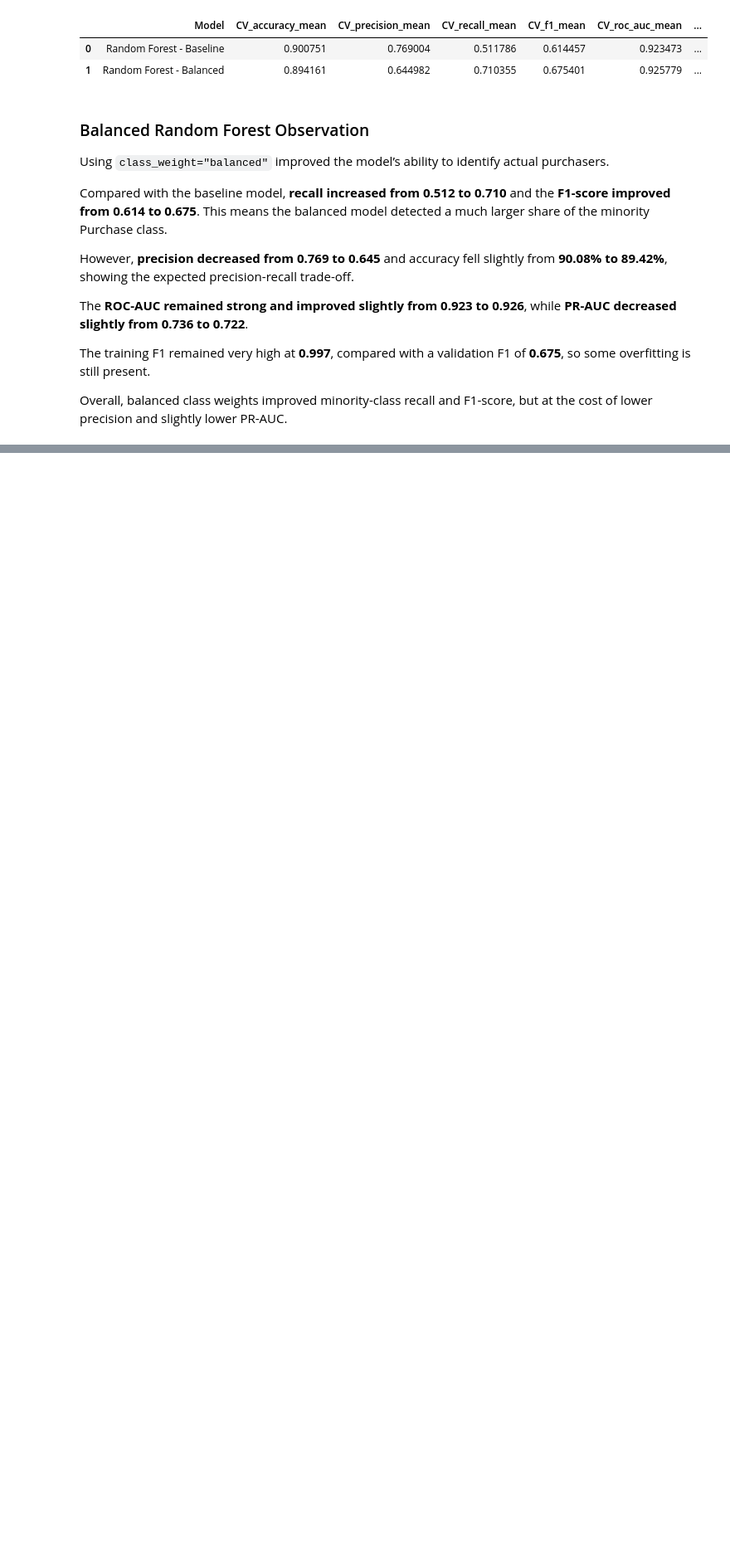
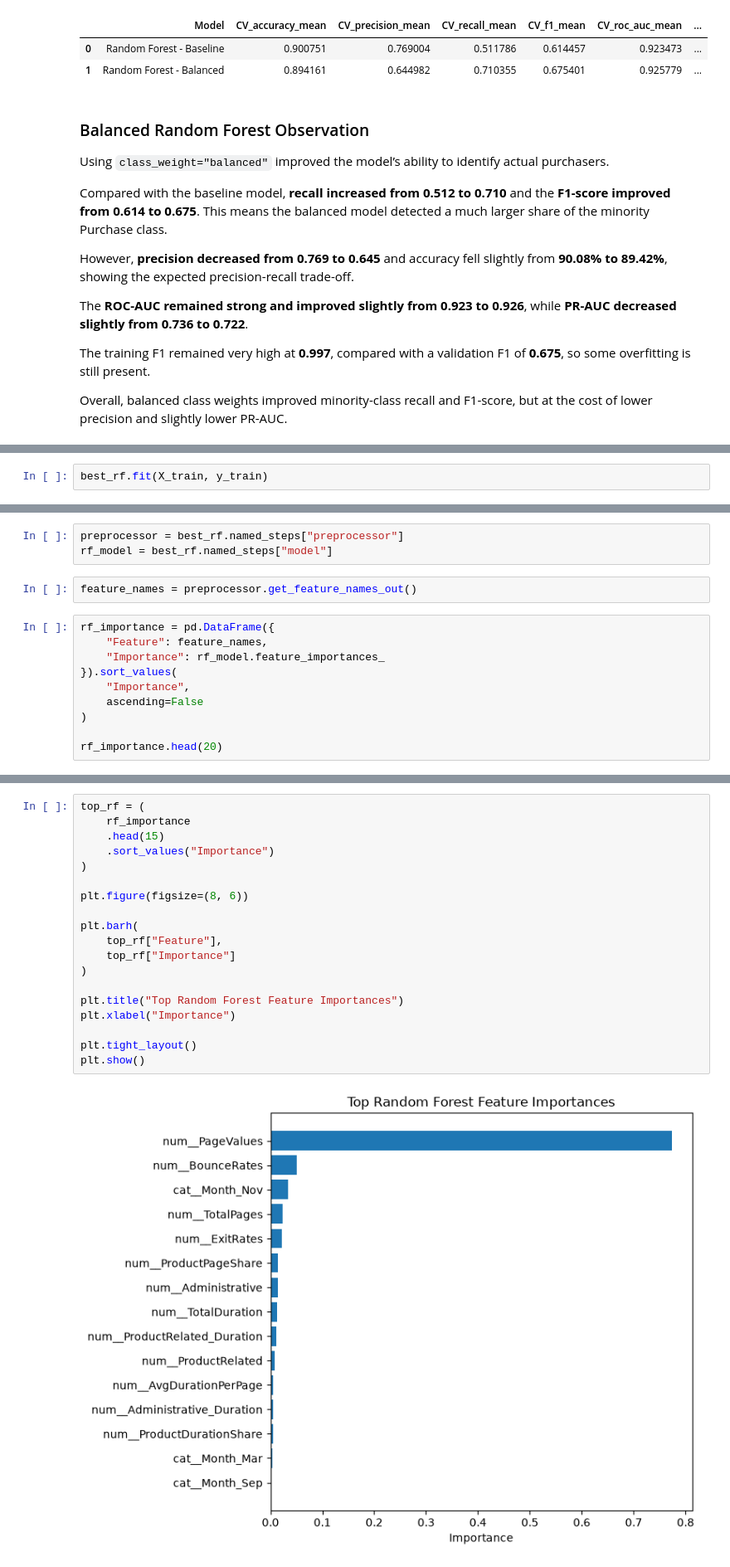
Before and after one commit to Inupama/BuySense, a Jupyter notebook: experiments/04d_random_forest.ipynb, the cells around one changed output, grey strips where cells are left out. Shown at 83% size. Drawn from its saved outputs; the diff is of its cells as text; blank space fills up the shorter version.

Commit message:
Complete Random Forest tuning and PageValues analysis

```diff
--- a/experiments/04d_random_forest.ipynb
+++ b/experiments/04d_random_forest.ipynb
@@ -396,0 +563,2 @@ Overall, balanced class weights improved minority-class recall and F1-score, but
+# %%
+best_rf.fit(X_train, y_train)
@@ -396,0 +583,15 @@ Overall, balanced class weights improved minority-class recall and F1-score, but
+# %%
+preprocessor = best_rf.named_steps["preprocessor"]
+rf_model = best_rf.named_steps["model"]
+# %%
+feature_names = preprocessor.get_feature_names_out()
+# %%
+rf_importance = pd.DataFrame({
+    "Feature": feature_names,
+    "Importance": rf_model.feature_importances_
+}).sort_values(
+    "Importance",
+    ascending=False
+)
+
+rf_importance.head(20)
@@ -396,0 +616,21 @@ Overall, balanced class weights improved minority-class recall and F1-score, but
+# %%
+top_rf = (
+    rf_importance
+    .head(15)
+    .sort_values("Importance")
+)
+
+plt.figure(figsize=(8, 6))
+
+plt.barh(
+    top_rf["Feature"],
+    top_rf["Importance"]
+)
+
+plt.title("Top Random Forest Feature Importances")
+plt.xlabel("Importance")
+
+plt.tight_layout()
+plt.show()
+# %% [output]
+[figure, added]
```
Also changed, not shown: parts of 29 cells of this notebook.
